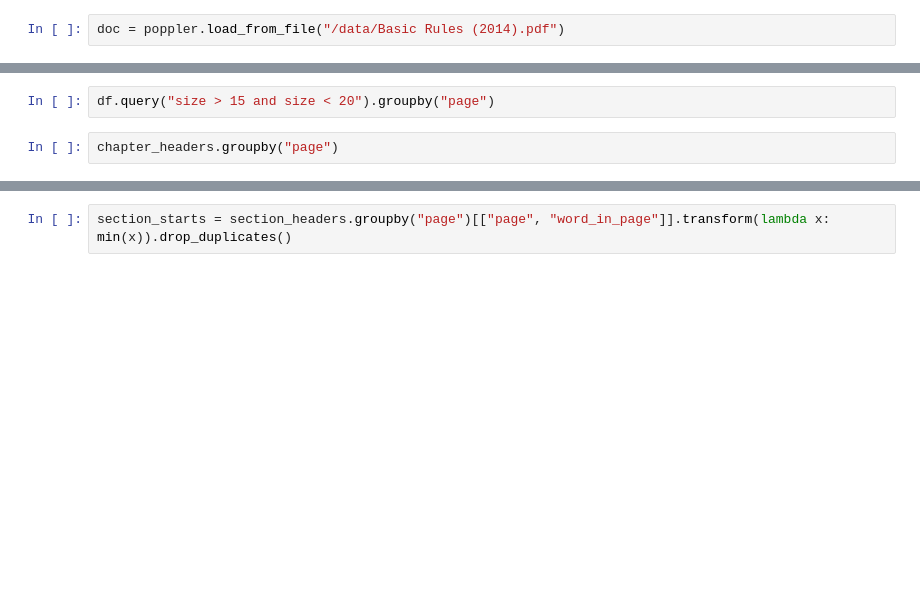
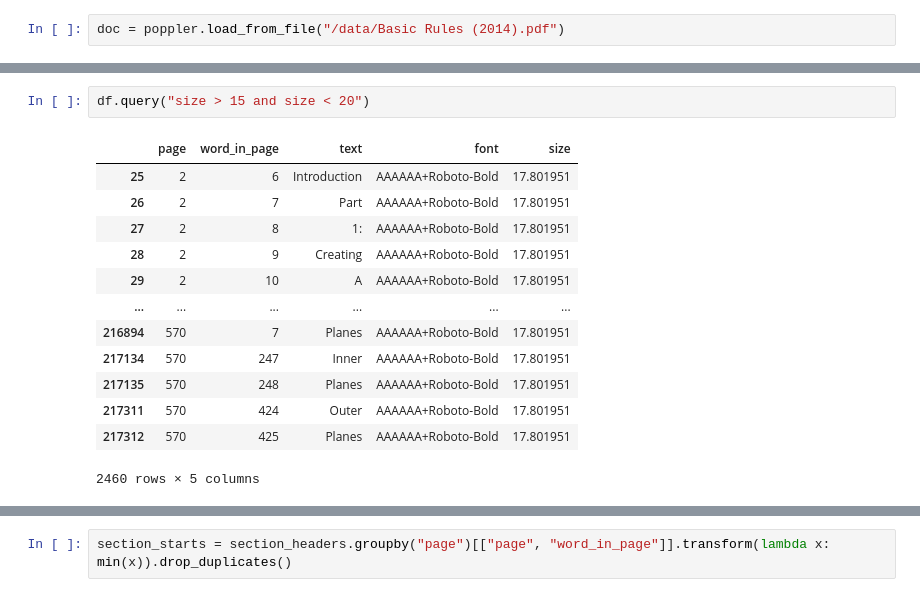
Before and after one commit to anthuswilliams/llm-dungeon-master, a Jupyter notebook: poppler_scratchpat.ipynb, the cells around one changed output, grey strips where cells are left out. Cells and saved outputs as stored; diff of their text form; blank space fills up the shorter version.

```diff
--- a/poppler_scratchpat.ipynb
+++ b/poppler_scratchpat.ipynb
@@ -30,4 +107,16 @@ section_headers
 # %%
-df.query("size > 15 and size < 20").groupby("page")
+df.query("size > 15 and size < 20")
+# %% [output]
+|  | page | word_in_page | text | font | size |
+| 25 | 2 | 6 | Introduction | AAAAAA+Roboto-Bold | 17.801951 |
+| 26 | 2 | 7 | Part | AAAAAA+Roboto-Bold | 17.801951 |
+| 27 | 2 | 8 | 1: | AAAAAA+Roboto-Bold | 17.801951 |
+| 28 | 2 | 9 | Creating | AAAAAA+Roboto-Bold | 17.801951 |
+| 29 | 2 | 10 | A | AAAAAA+Roboto-Bold | 17.801951 |
+| ... | ... | ... | ... | ... | ... |
+| 216894 | 570 | 7 | Planes | AAAAAA+Roboto-Bold | 17.801951 |
+| 217134 | 570 | 247 | Inner | AAAAAA+Roboto-Bold | 17.801951 |
+| 217135 | 570 | 248 | Planes | AAAAAA+Roboto-Bold | 17.801951 |
+| 217311 | 570 | 424 | Outer | AAAAAA+Roboto-Bold | 17.801951 |
+| 217312 | 570 | 425 | Planes | AAAAAA+Roboto-Bold | 17.801951 |
+2460 rows × 5 columns
-# %%
-chapter_headers.groupby("page")
```
Also changed, not shown: parts of 15 cells of this notebook, 3 other files.
